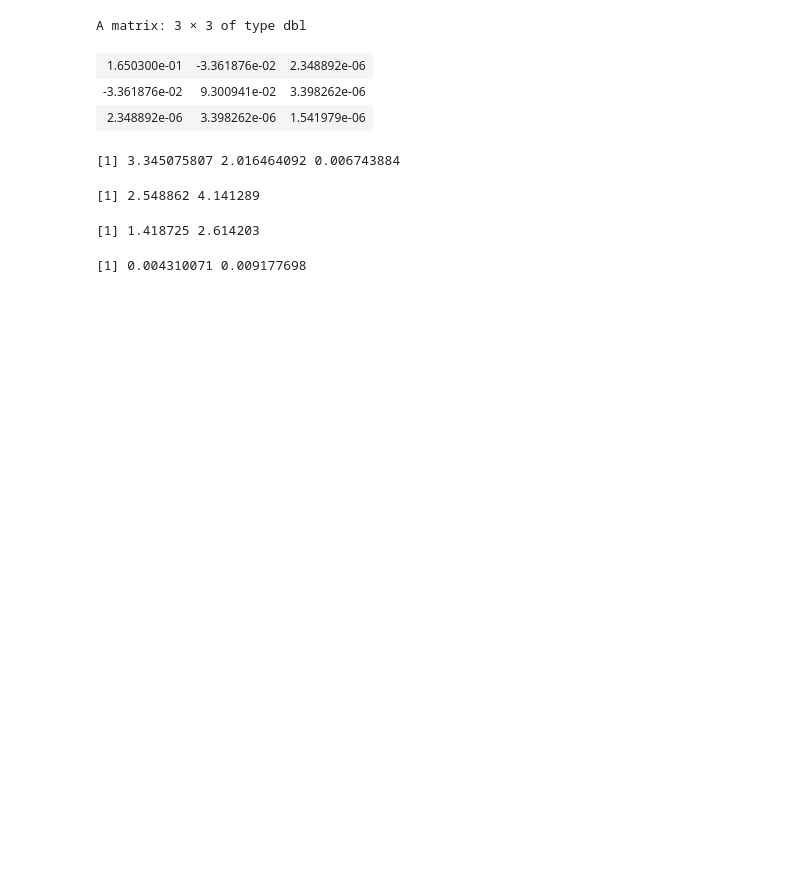
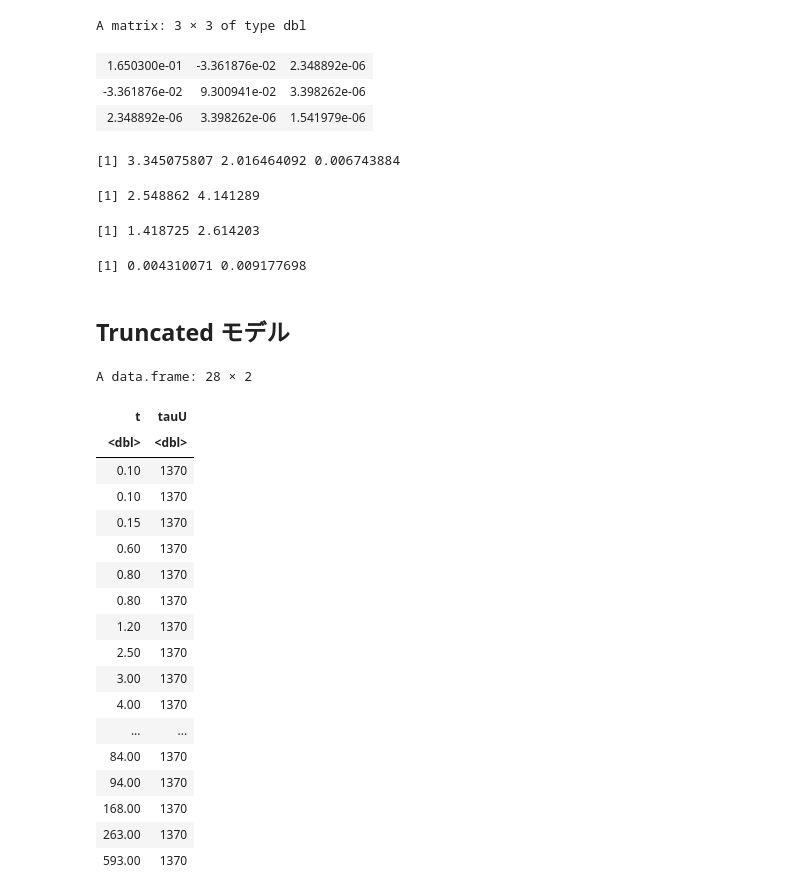
Before and after one commit to tskmr/Reliability, a Jupyter notebook: lecture10_(0621).ipynb, the cells around one changed output. Cells and saved outputs as stored; diff of their text form; code cells hidden in the pictures; blank space fills up the shorter version.

```diff
--- a/lecture10_(0621).ipynb
+++ b/lecture10_(0621).ipynb
@@ -374,3 +374,11 @@ hat.theta[3] + qnorm(1-alpha/2) * sqrt(hat.var.theta[3]) )
 # %% [output]
 [1] 1.418725 2.614203
 [1] 0.004310071 0.009177698
+# %% [markdown]
+## Truncated モデル
+# %%
+x = c(0.1, 0.1, 0.15, 0.6, 0.8, 0.8, 1.2, 2.5, 3, 4,
+     4, 6, 10, 10, 12.5, 20, 20, 43, 43, 48,
+48, 54, 74, 84, 94, 168, 263, 593)
+tauU = 1370
+dU = data.frame(t = x, tauU)
@@ -376,0 +402,22 @@ hat.theta[3] + qnorm(1-alpha/2) * sqrt(hat.var.theta[3]) )
+# %%
+dU
+# %% [output]
+A data.frame: 28 × 2
+| t | tauU |
+| <dbl> | <dbl> |
+| 0.10 | 1370 |
+| 0.10 | 1370 |
+| 0.15 | 1370 |
+| 0.60 | 1370 |
+| 0.80 | 1370 |
+| 0.80 | 1370 |
+| 1.20 | 1370 |
+| 2.50 | 1370 |
+| 3.00 | 1370 |
+| 4.00 | 1370 |
+| ... | ... |
+| 84.00 | 1370 |
+| 94.00 | 1370 |
+| 168.00 | 1370 |
+| 263.00 | 1370 |
+| 593.00 | 1370 |
```
Also changed, not shown: parts of 6 cells of this notebook.
